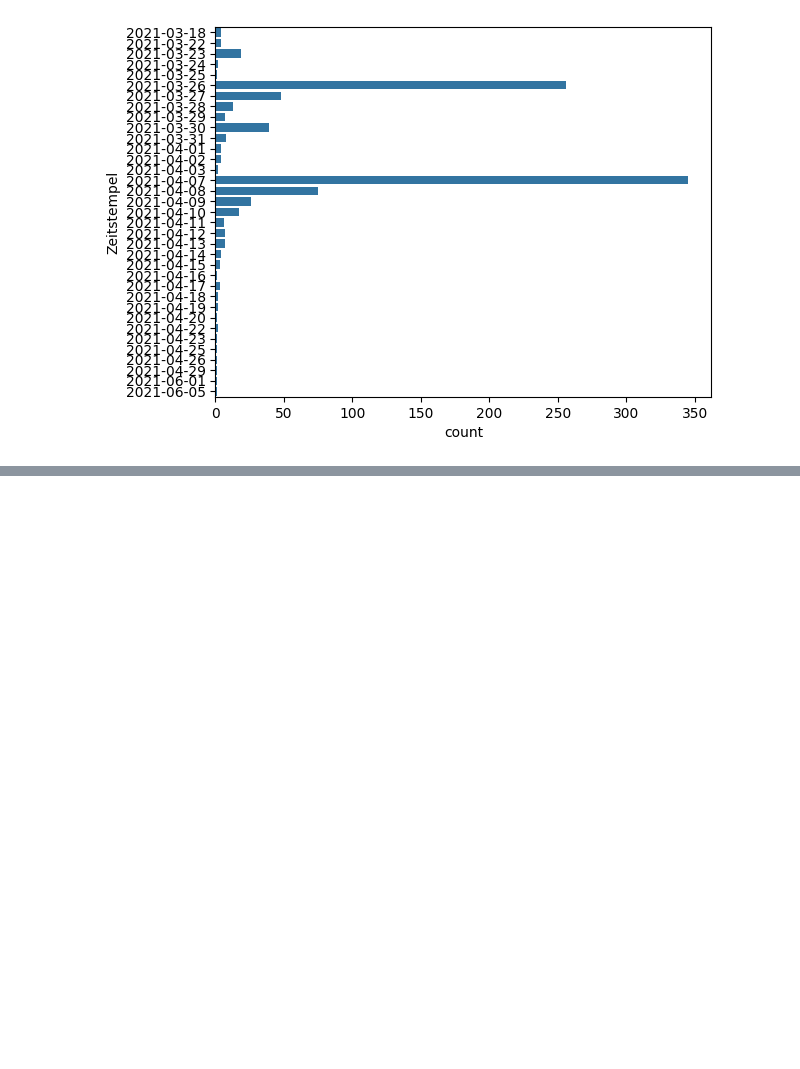
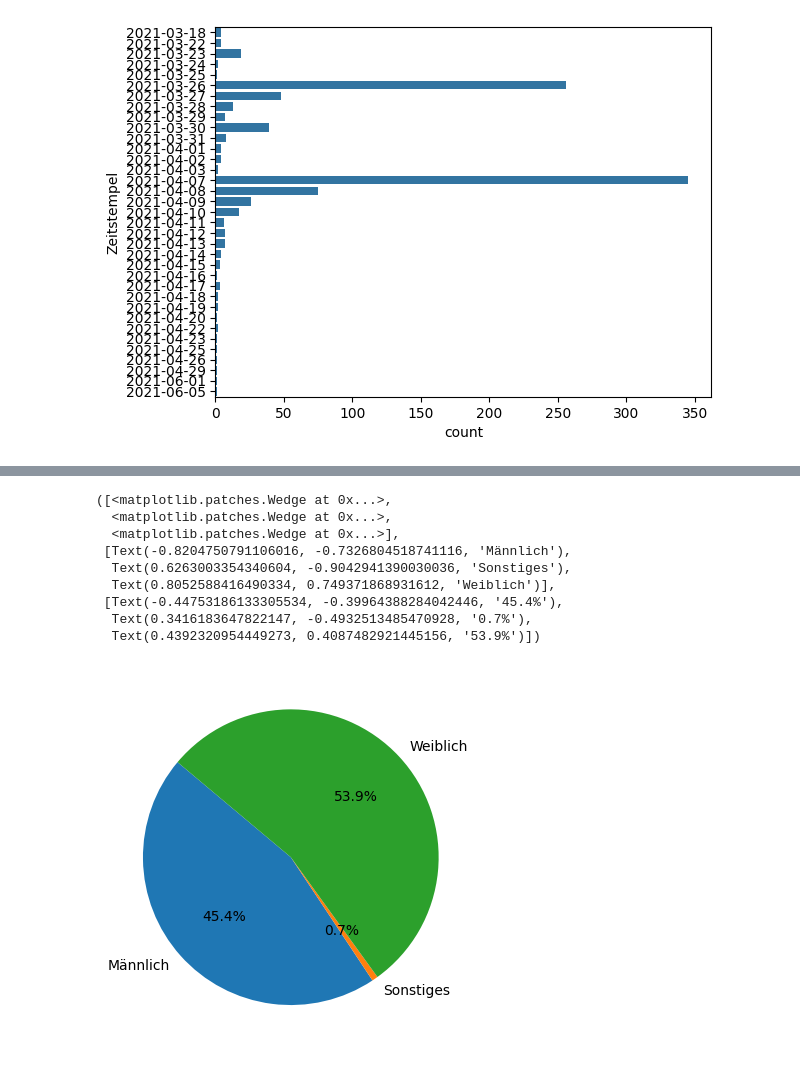
Before and after one commit to s2110458011/BA2024, a Jupyter notebook: src/testing/simple_chart.ipynb, the cells around one changed output, grey strips where cells are left out. Saved outputs shown, nothing was run; the diff lists cells and outputs as text; code cells hidden in the pictures; blank space fills up the shorter version.

Commit message:
simple chart

```diff
--- a/src/testing/simple_chart.ipynb
+++ b/src/testing/simple_chart.ipynb
@@ -53,3 +56,14 @@ sns.barplot(df_counts, y='Zeitstempel', x='count')
 # %% [output]
 <Axes: xlabel='count', ylabel='Zeitstempel'>
 [figure]
+# %%
+def get_data_for_simple_chart(raw_data, question) -> pd.DataFrame:
+        data = raw_data[question]
+        if pd.api.types.is_datetime64_any_dtype(data):
+            data = pd.DataFrame(data.dt.date)
+        result_df = data.value_counts().sort_index().reset_index()
+        print(result_df)
+        return result_df
+# %%
+chart_data = get_data_for_simple_chart(data, 'Geschlecht')
+chart_data
@@ -55,0 +79,13 @@ sns.barplot(df_counts, y='Zeitstempel', x='count')
+# %%
+plt.pie(chart_data['count'], labels=chart_data['Geschlecht'], autopct='%1.1f%%', startangle=140)
+# %% [output]
+([<matplotlib.patches.Wedge at 0x...>,
+  <matplotlib.patches.Wedge at 0x...>,
+  <matplotlib.patches.Wedge at 0x...>],
+ [Text(-0.8204750791106016, -0.7326804518741116, 'Männlich'),
+  Text(0.6263003354340604, -0.9042941390030036, 'Sonstiges'),
+  Text(0.8052588416490334, 0.749371868931612, 'Weiblich')],
+ [Text(-0.44753186133305534, -0.39964388284042446, '45.4%'),
+  Text(0.3416183647822147, -0.4932513485470928, '0.7%'),
+  Text(0.4392320954449273, 0.4087482921445156, '53.9%')])
+[figure, added]
```
Also changed, not shown: parts of 4 cells of this notebook, 4 other files.
